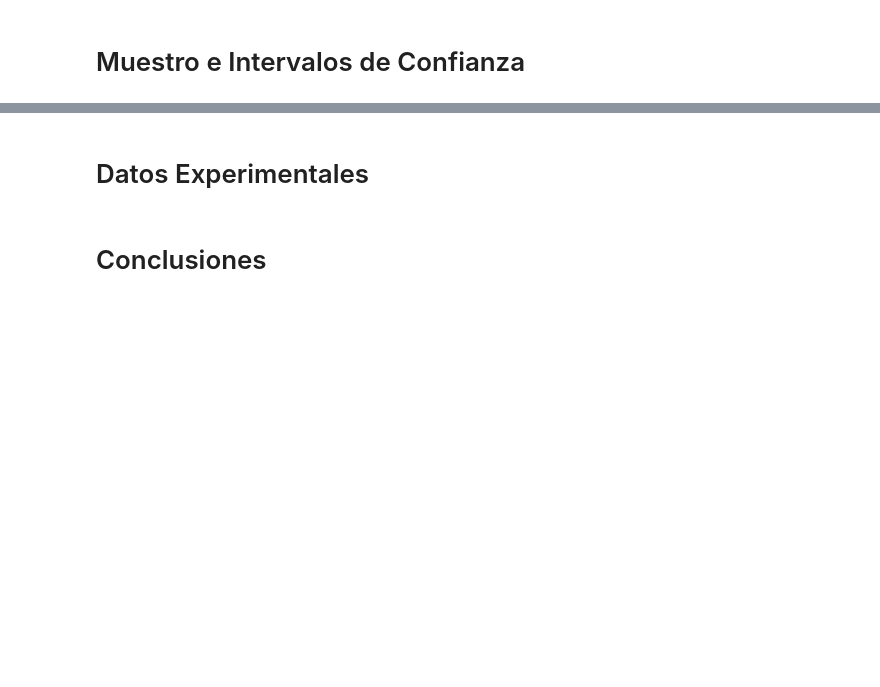
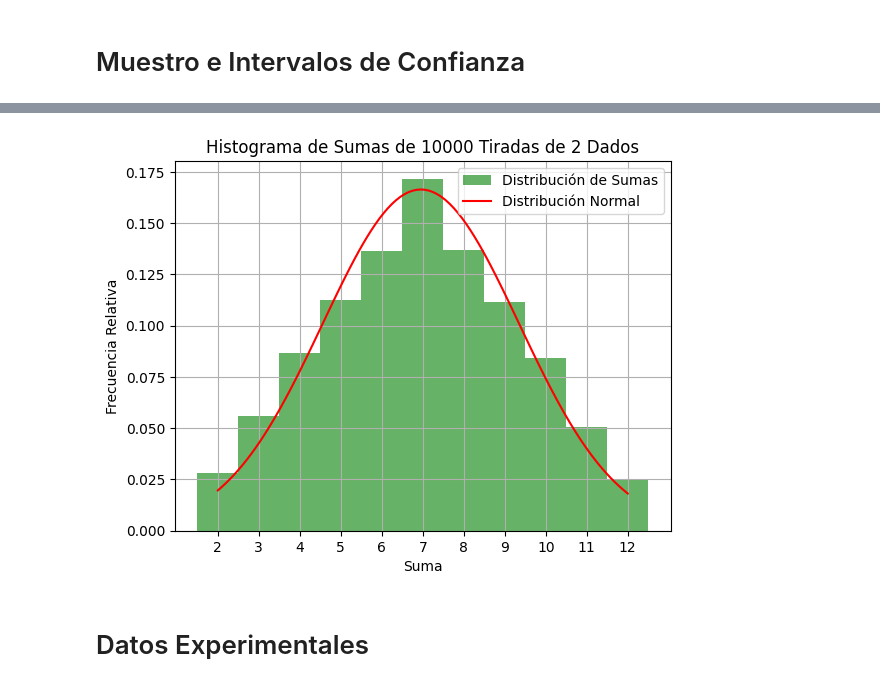
Before and after one commit to rigo93acosta/Stats_Computational_Python, a Jupyter notebook: Note.ipynb, the cells around one changed output, grey strips where cells are left out. Drawn from its saved outputs; the diff is of its cells as text; code cells hidden in the pictures; blank space fills up the shorter version.

```diff
--- a/Note.ipynb
+++ b/Note.ipynb
@@ -478,0 +578,19 @@ Probabilidad de obtener por lo menos un 12 en 10 tiros = 0.24735
+# %%
+## Datos
+PALOS = ['espada', 'corazon', 'rombo', 'trebol']
+VALORES = ['as', '2', '3', '4', '5', '6', '7', '8',
+           '9', '10', 'jota', 'reina', 'rey']
+# %%
+def crear_baraja():
+    barajas = []
+    for palo in PALOS:
+        for valor in VALORES:
+            barajas.append((palo, valor))
+
+    return barajas
+# %%
+def obtener_mano(barajas, tamano_mano):
+
+    mano = random.sample(barajas, tamano_mano)
+
+    return mano
@@ -481,4 +745,40 @@ Probabilidad de obtener por lo menos un 12 en 10 tiros = 0.24735
+# %%
+import numpy as np
+import matplotlib.pyplot as plt
+
+def tirar_dados(n_tiradas):
+    # Simula la tirada de 2 dados y devuelve las sumas
+    resultado = [np.random.randint(1, 7) + np.random.randint(1, 7) for _ in range(n_tiradas)]
+    return resultado
+
+def graficar_histograma(data, n_tiradas):
+    # Crea un histograma de los resultados
+    plt.hist(data, bins=np.arange(2, 14) - 0.5, density=True,
+             alpha=0.6, color='g', label='Distribución de Sumas')
+
+    # Graficar la distribución normal
+    mu = np.mean(data)
+    sigma = np.std(data)
+    x = np.linspace(2, 12, 100)
+    y = (1 / (sigma * np.sqrt(2 * np.pi))) * np.exp(-0.5 * ((x - mu) / sigma) ** 2)
+    plt.plot(x, y, color='red', label='Distribución Normal')
+
+    # Personalizar el gráfico
+    plt.title(f'Histograma de Sumas de {n_tiradas} Tiradas de 2 Dados')
+    plt.xlabel('Suma')
+    plt.ylabel('Frecuencia Relativa')
+    plt.xticks(range(2, 13))
+    plt.legend()
+    plt.grid()
+    plt.show()
+
+def main():
+    n_tiradas = 10000  # Número de tiradas de dados
+    resultados = tirar_dados(n_tiradas)
+    graficar_histograma(resultados, n_tiradas)
+
+main()
+# %% [output]
+[figure, added]
 # %% [markdown]
 # Datos Experimentales
-# %% [markdown]
-# Conclusiones
```
Also changed, not shown: parts of 33 cells of this notebook, 20 other files.
